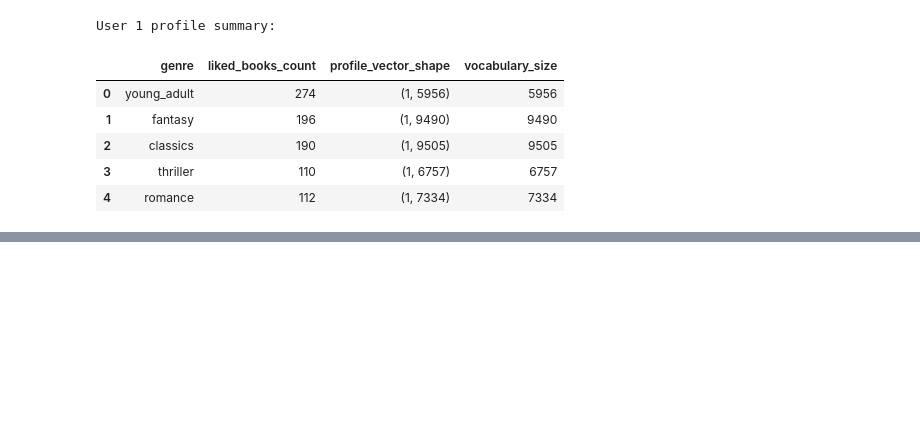
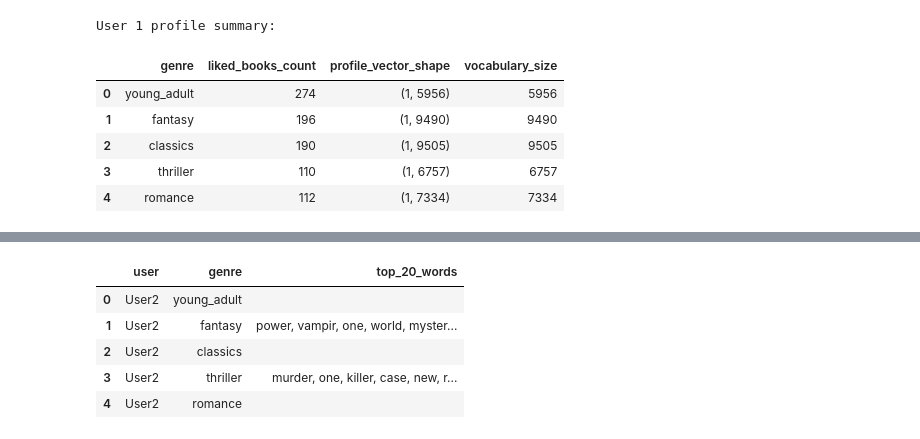
Before and after one commit to ZoeYiDing/nicole, a Jupyter notebook: assignment answer.ipynb, the cells around one changed output, grey strips where cells are left out. Saved outputs shown, nothing was run; the diff lists cells and outputs as text; code cells hidden in the pictures; blank space fills up the shorter version.

```diff
--- a/assignment answer.ipynb
+++ b/assignment answer.ipynb
@@ -1379,0 +1494,10 @@ User 1 profile summary:
+# %%
+user2_top_words_summary_df = show_top_words(user2_top_words, "User2")
+user2_top_words_summary_df
+# %% [output]
+|  | user | genre | top_20_words |
+| 0 | User2 | young_adult |  |
+| 1 | User2 | fantasy | power, vampir, one, world, myster... |
+| 2 | User2 | classics |  |
+| 3 | User2 | thriller | murder, one, killer, case, new, r... |
+| 4 | User2 | romance |  |
```
Also changed, not shown: parts of 7 cells of this notebook.
